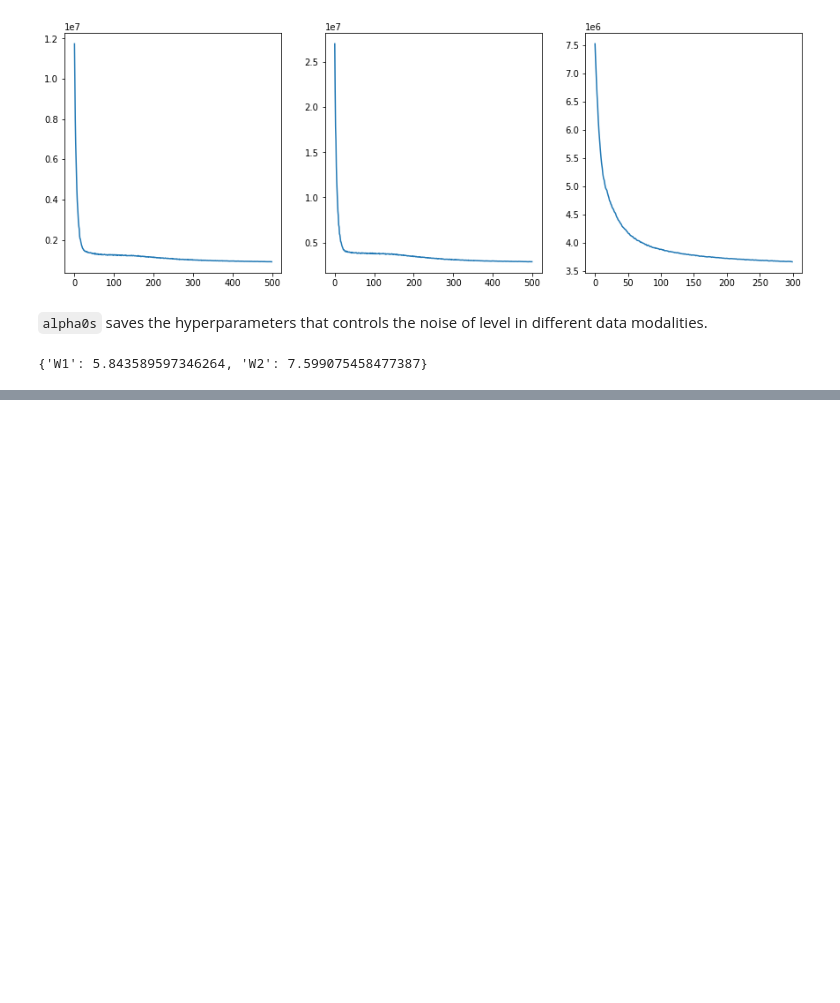
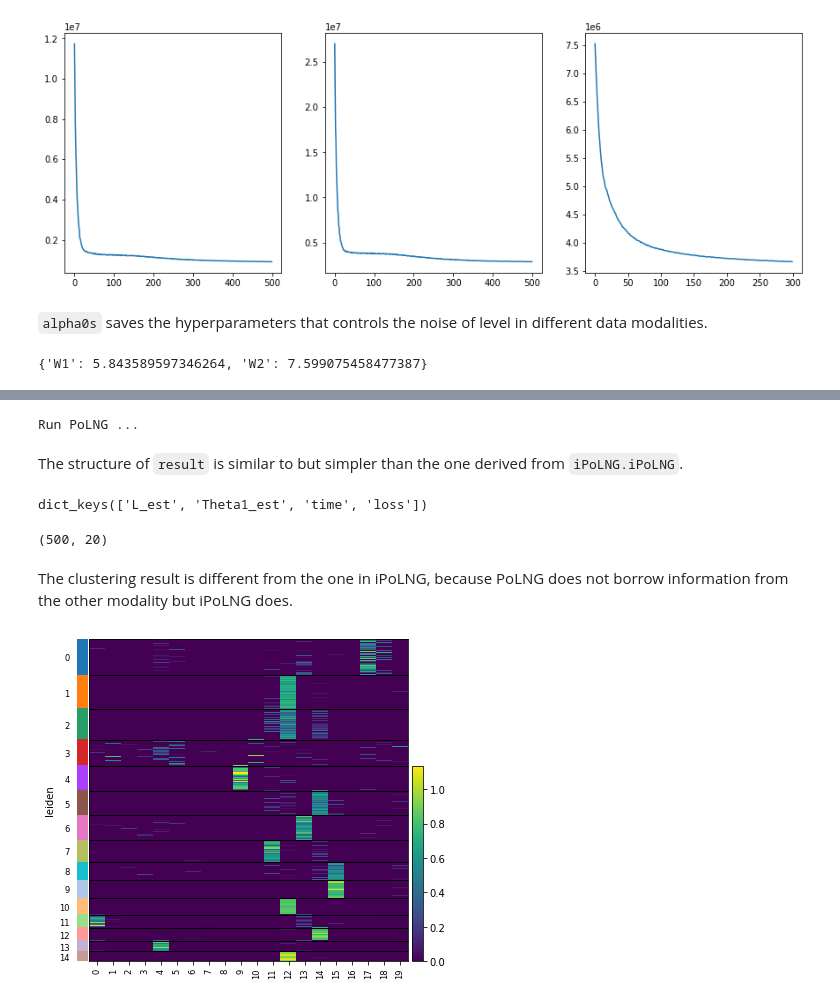
Before and after one commit to cuhklinlab/iPoLNG, a Jupyter notebook: vignette/vignette.ipynb, the cells around one changed output, grey strips where cells are left out. Drawn from its saved outputs; the diff is of its cells as text; code cells hidden in the pictures; blank space fills up the shorter version.

Commit message:
wrap up PoLNG model and update vignette

```diff
--- a/vignette/vignette.ipynb
+++ b/vignette/vignette.ipynb
@@ -94,0 +119,25 @@ result['alpha0s']
+# %%
+model = iPoLNG.PoLNG(W['W1'], num_topics=20, num_epochs=500, seed=42, verbose=True)
+result = model.Run()
+# %% [output]
+Run PoLNG ...
+# %% [markdown]
+The structure of ``result`` is similar to but simpler than the one derived from ``iPoLNG.iPoLNG``.
+# %%
+result.keys()
+# %% [output]
+dict_keys(['L_est', 'Theta1_est', 'time', 'loss'])
+# %%
+result['L_est'].shape
+# %% [output]
+(500, 20)
+# %% [markdown]
+The clustering result is different from the one in iPoLNG, because PoLNG does not borrow information from the other modality but iPoLNG does.
+# %%
+adata = sc.AnnData(result['L_est'])
+sc.pp.neighbors(adata, n_neighbors=15,use_rep='X')
+sc.tl.leiden(adata)
+L_est_reorder = result['L_est'][adata.obs['leiden'].sort_values().index.to_numpy(dtype=int),:]
+sc.pl.heatmap(adata,var_names=adata.var_names,groupby='leiden')
+# %% [output]
+[figure, added]
```
Also changed, not shown: parts of 5 cells of this notebook, 2 other files.
